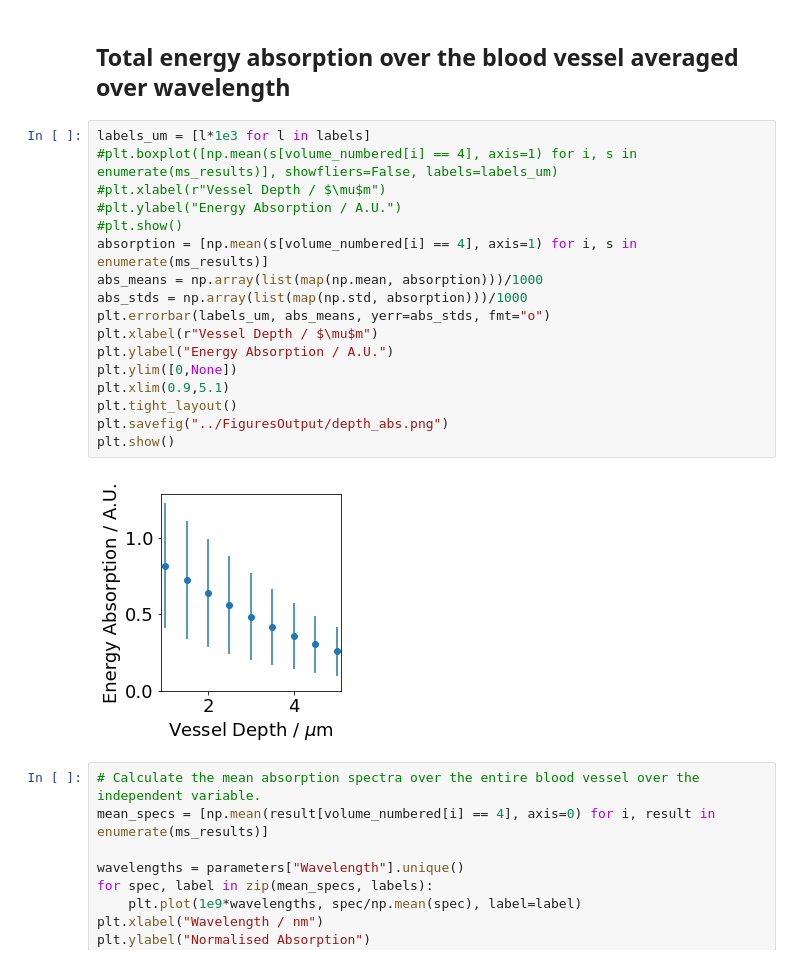
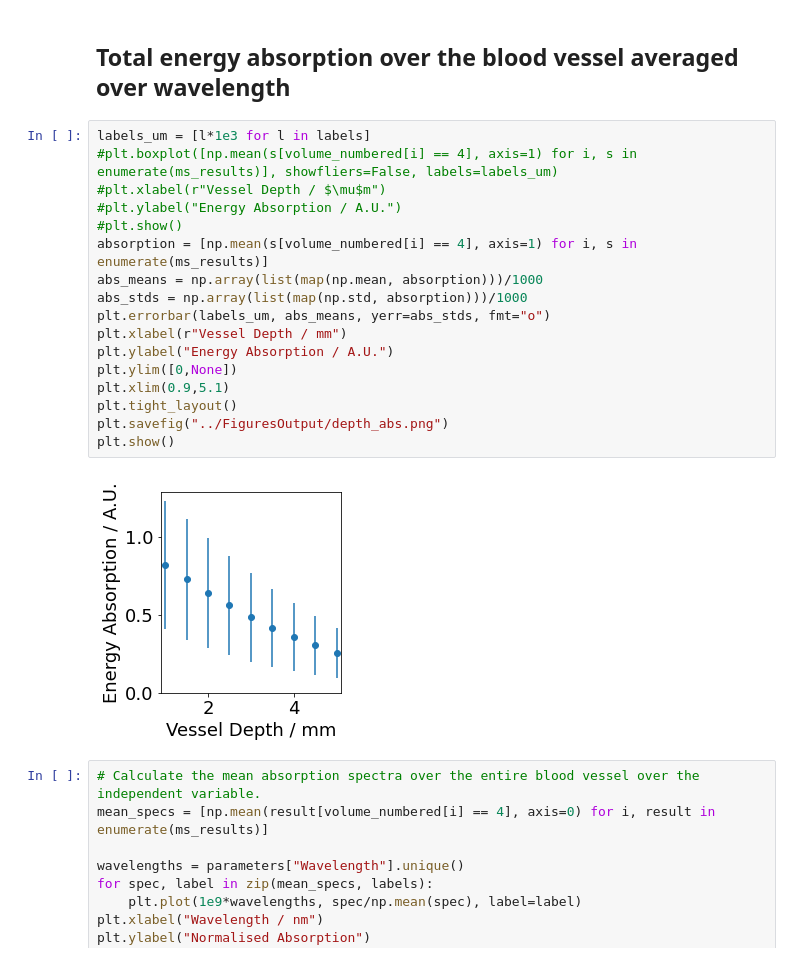
Before and after one commit to tomelse/SkinPhantomSimulations, a Jupyter notebook: Exp3/Vessel Depth Analysis.ipynb, the cells around one changed output. Cells and saved outputs as stored; diff of their text form.

```diff
--- a/Exp3/Vessel Depth Analysis.ipynb
+++ b/Exp3/Vessel Depth Analysis.ipynb
@@ -79,22 +79,22 @@ for dep_variable in labels:
 # %%
 labels_um = [l*1e3 for l in labels]
 #plt.boxplot([np.mean(s[volume_numbered[i] == 4], axis=1) for i, s in enumerate(ms_results)], showfliers=False, labels=labels_um)
 #plt.xlabel(r"Vessel Depth / $\mu$m")
 #plt.ylabel("Energy Absorption / A.U.")
 #plt.show()
 absorption = [np.mean(s[volume_numbered[i] == 4], axis=1) for i, s in enumerate(ms_results)]
 abs_means = np.array(list(map(np.mean, absorption)))/1000
 abs_stds = np.array(list(map(np.std, absorption)))/1000
 plt.errorbar(labels_um, abs_means, yerr=abs_stds, fmt="o")
-plt.xlabel(r"Vessel Depth / $\mu$m")
+plt.xlabel(r"Vessel Depth / mm")
 plt.ylabel("Energy Absorption / A.U.")
 plt.ylim([0,None])
 plt.xlim(0.9,5.1)
 plt.tight_layout()
 plt.savefig("../FiguresOutput/depth_abs.png")
 plt.show()
 # %% [output]
-[figure, old version]
+[figure, new version]
 # %%
 # Calculate the mean absorption spectra over the entire blood vessel over the independent variable.
 mean_specs = [np.mean(result[volume_numbered[i] == 4], axis=0) for i, result in enumerate(ms_results)]
```
Also changed, not shown: parts of 1 cell of this notebook, 4 other files.
